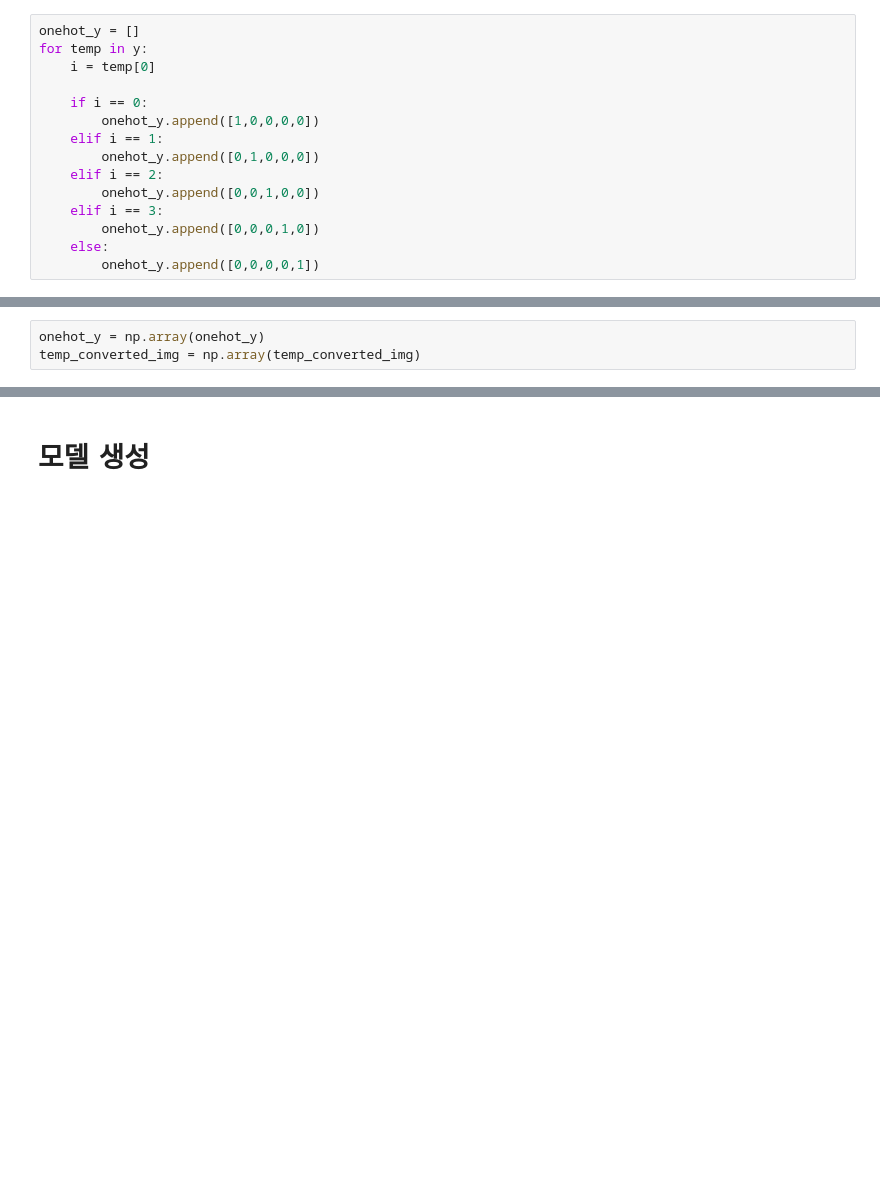
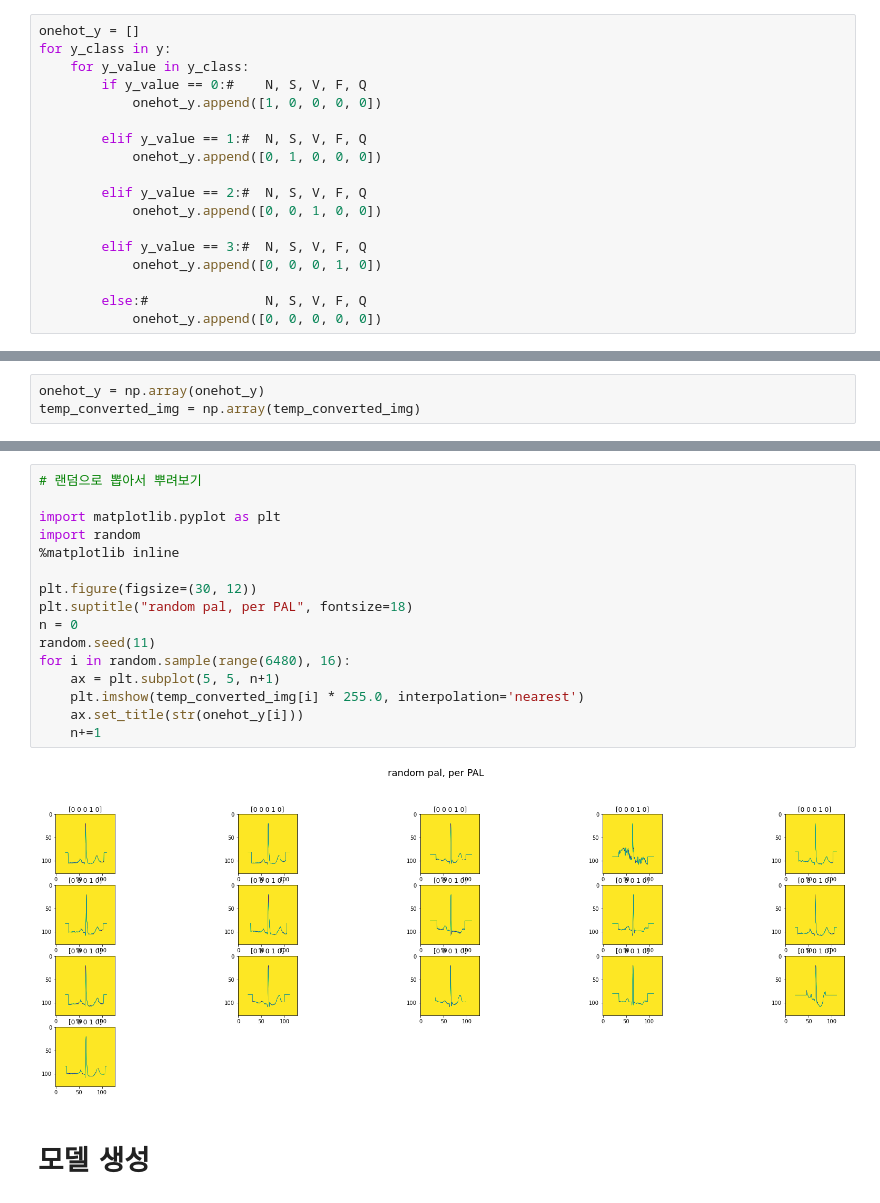
Before and after one commit to project2you/2d_cnn_ecg, a Jupyter notebook: tf_model.ipynb, the cells around one changed output, grey strips where cells are left out. Drawn from its saved outputs; the diff is of its cells as text; blank space fills up the shorter version.

```diff
--- a/tf_model.ipynb
+++ b/tf_model.ipynb
@@ -112,16 +109,19 @@ for pic_path in (child_path):
 [INFO] Current path : ./graph_data/V
 # %%
 onehot_y = []
-for temp in y:
-    i = temp[0]
+for y_class in y:
+    for y_value in y_class:
+        if y_value == 0:#    N, S, V, F, Q
+            onehot_y.append([1, 0, 0, 0, 0])
 
-    if i == 0:
-        onehot_y.append([1,0,0,0,0])
-    elif i == 1:
-        onehot_y.append([0,1,0,0,0])
-    elif i == 2:
-        onehot_y.append([0,0,1,0,0])
-    elif i == 3:
-        onehot_y.append([0,0,0,1,0])
-    else:
-        onehot_y.append([0,0,0,0,1])
+        elif y_value == 1:#  N, S, V, F, Q
+            onehot_y.append([0, 1, 0, 0, 0])
+
+        elif y_value == 2:#  N, S, V, F, Q
+            onehot_y.append([0, 0, 1, 0, 0])
+
+        elif y_value == 3:#  N, S, V, F, Q
+            onehot_y.append([0, 0, 0, 1, 0])
+
+        else:#               N, S, V, F, Q
+            onehot_y.append([0, 0, 0, 0, 0])
@@ -138,3 +148,21 @@ print("[SIZE]\t\tX_test length : {}\n\t\ty_test length : {}".format(X_test.shape
+# %%
+# 랜덤으로 뽑아서 뿌려보기
+
+import matplotlib.pyplot as plt
+import random
+%matplotlib inline
+
+plt.figure(figsize=(30, 12))
+plt.suptitle("random pal, per PAL", fontsize=18)
+n = 0
+random.seed(11)
+for i in random.sample(range(6480), 16):
+    ax = plt.subplot(5, 5, n+1)
+    plt.imshow(temp_converted_img[i] * 255.0, interpolation='nearest')
+    ax.set_title(str(onehot_y[i]))
+    n+=1
+# %% [output]
+[figure, added]
 # %% [markdown]
 # 모델 생성
 # %%
```
Also changed, not shown: parts of 10 cells of this notebook.
